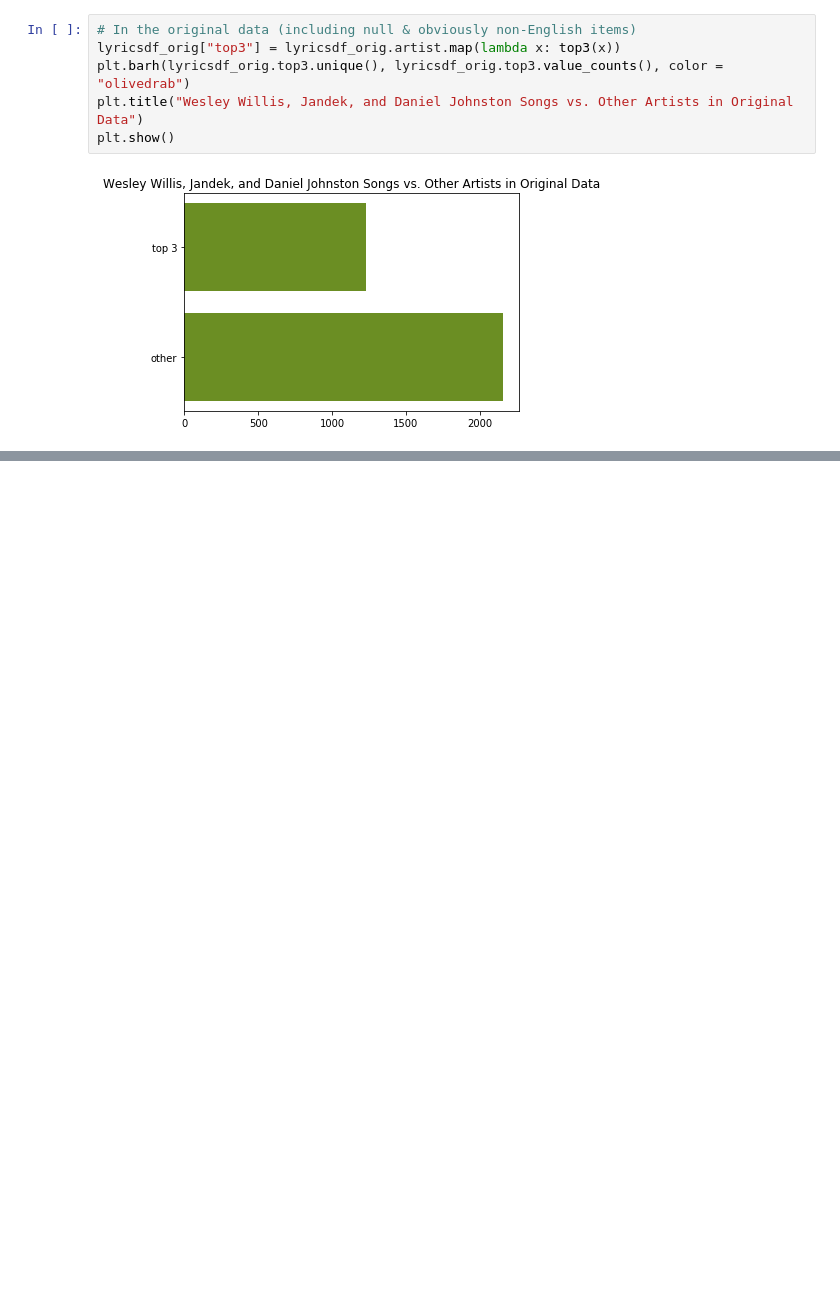
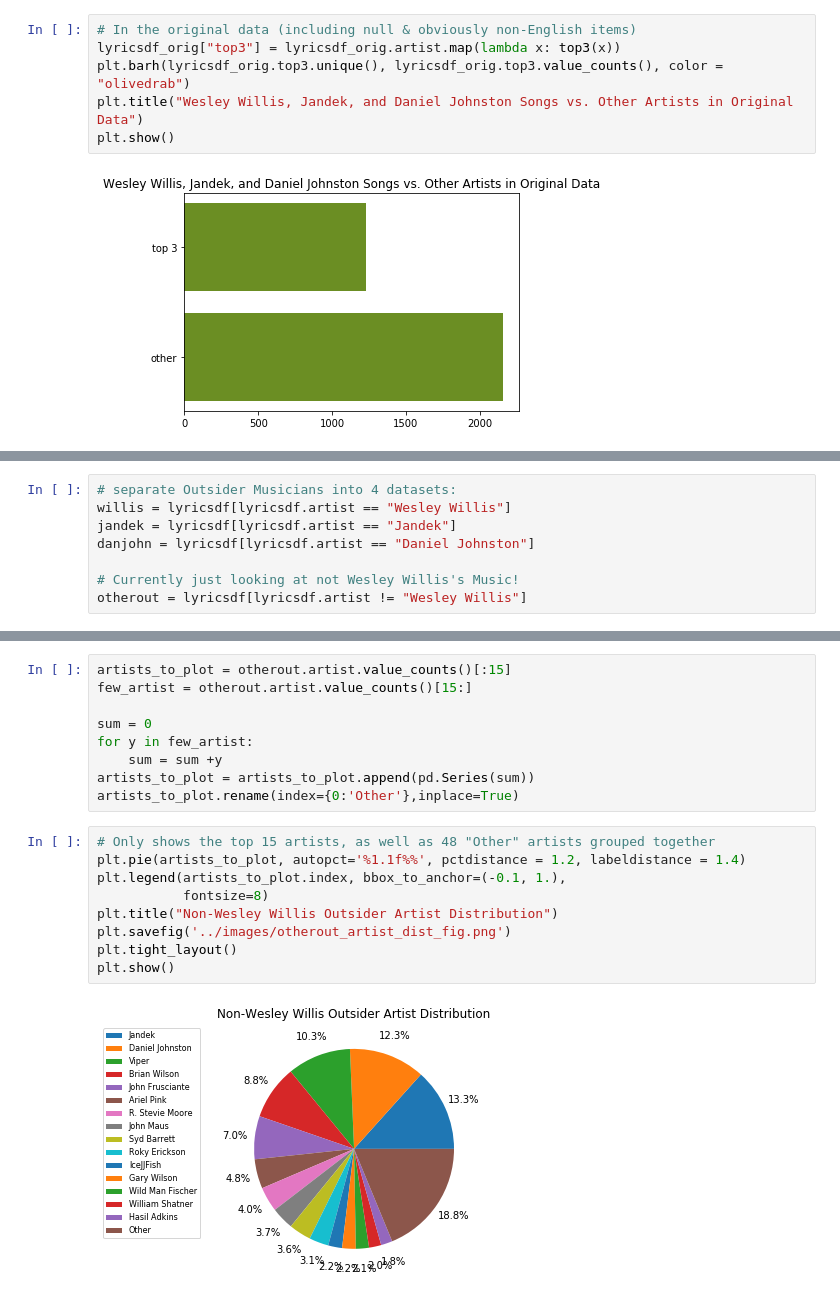
Before and after one commit to Data-Science-for-Linguists-2022/Outsider-Music-Linguistic-Analysis, a Jupyter notebook: scripts_&_analysis/3_data_cleaning_and_exploration.ipynb, the cells around one changed output, grey strips where cells are left out. Cells and saved outputs as stored; diff of their text form; blank space fills up the shorter version.

Commit message:
adding individual artist analysis

```diff
--- a/scripts_&_analysis/3_data_cleaning_and_exploration.ipynb
+++ b/scripts_&_analysis/3_data_cleaning_and_exploration.ipynb
@@ -1307,0 +1308,8 @@ plt.show()
+# %%
+# separate Outsider Musicians into 4 datasets:
+willis = lyricsdf[lyricsdf.artist == "Wesley Willis"]
+jandek = lyricsdf[lyricsdf.artist == "Jandek"]
+danjohn = lyricsdf[lyricsdf.artist == "Daniel Johnston"]
+
+# Currently just looking at not Wesley Willis's Music!
+otherout = lyricsdf[lyricsdf.artist != "Wesley Willis"]
@@ -1307,0 +1364,20 @@ plt.show()
+# %%
+artists_to_plot = otherout.artist.value_counts()[:15]
+few_artist = otherout.artist.value_counts()[15:]
+
+sum = 0
+for y in few_artist:
+    sum = sum +y
+artists_to_plot = artists_to_plot.append(pd.Series(sum))
+artists_to_plot.rename(index={0:'Other'},inplace=True)
+# %%
+# Only shows the top 15 artists, as well as 48 "Other" artists grouped together
+plt.pie(artists_to_plot, autopct='%1.1f%%', pctdistance = 1.2, labeldistance = 1.4)
+plt.legend(artists_to_plot.index, bbox_to_anchor=(-0.1, 1.),
+           fontsize=8)
+plt.title("Non-Wesley Willis Outsider Artist Distribution")
+plt.savefig('../images/otherout_artist_dist_fig.png')
+plt.tight_layout()
+plt.show()
+# %% [output]
+[figure, added]
```
Also changed, not shown: parts of 48 cells of this notebook.
